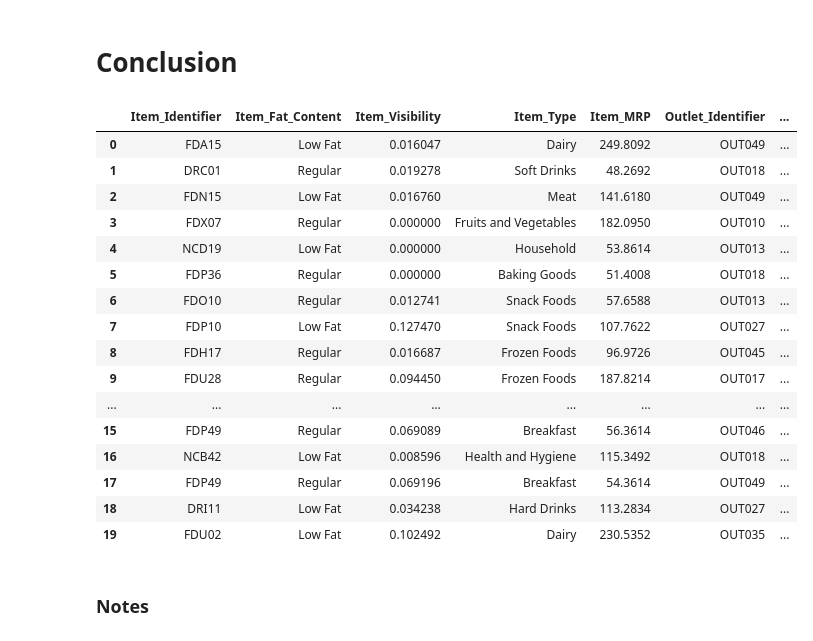
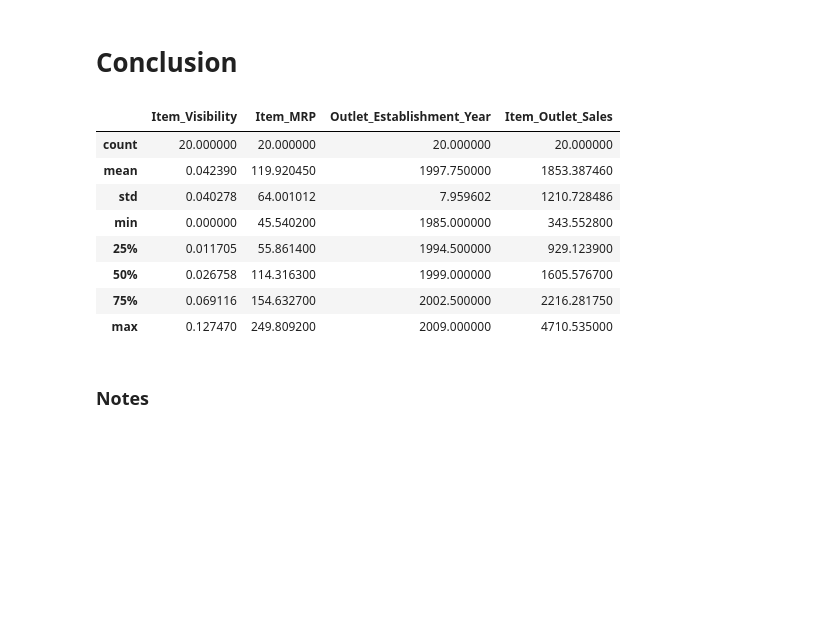
Before and after one commit to jeangarcia77/sales-predictions, a Jupyter notebook: Food_Sales_Predictions.ipynb, the cells around one changed output. Cells and saved outputs as stored; diff of their text form; code cells hidden in the pictures; blank space fills up the shorter version.

```diff
--- a/Food_Sales_Predictions.ipynb
+++ b/Food_Sales_Predictions.ipynb
@@ -131,25 +228,17 @@ df.agg(
 # %% [markdown]
 # **Conclusion**
 # %%
-df.head(20)
+df.head(20).describe()
 # %% [output]
-|  | Item_Identifier | Item_Fat_Content | Item_Visibility | Item_Type | Item_MRP | Outlet_Identifier | ... |
-| 0 | FDA15 | Low Fat | 0.016047 | Dairy | 249.8092 | OUT049 | ... |
-| 1 | DRC01 | Regular | 0.019278 | Soft Drinks | 48.2692 | OUT018 | ... |
-| 2 | FDN15 | Low Fat | 0.016760 | Meat | 141.6180 | OUT049 | ... |
-| 3 | FDX07 | Regular | 0.000000 | Fruits and Vegetables | 182.0950 | OUT010 | ... |
-| 4 | NCD19 | Low Fat | 0.000000 | Household | 53.8614 | OUT013 | ... |
-| 5 | FDP36 | Regular | 0.000000 | Baking Goods | 51.4008 | OUT018 | ... |
-| 6 | FDO10 | Regular | 0.012741 | Snack Foods | 57.6588 | OUT013 | ... |
-| 7 | FDP10 | Low Fat | 0.127470 | Snack Foods | 107.7622 | OUT027 | ... |
-| 8 | FDH17 | Regular | 0.016687 | Frozen Foods | 96.9726 | OUT045 | ... |
-| 9 | FDU28 | Regular | 0.094450 | Frozen Foods | 187.8214 | OUT017 | ... |
-| ... | ... | ... | ... | ... | ... | ... | ... |
-| 15 | FDP49 | Regular | 0.069089 | Breakfast | 56.3614 | OUT046 | ... |
-| 16 | NCB42 | Low Fat | 0.008596 | Health and Hygiene | 115.3492 | OUT018 | ... |
-| 17 | FDP49 | Regular | 0.069196 | Breakfast | 54.3614 | OUT049 | ... |
-| 18 | DRI11 | Low Fat | 0.034238 | Hard Drinks | 113.2834 | OUT027 | ... |
-| 19 | FDU02 | Low Fat | 0.102492 | Dairy | 230.5352 | OUT035 | ... |
+|  | Item_Visibility | Item_MRP | Outlet_Establishment_Year | Item_Outlet_Sales |
+| count | 20.000000 | 20.000000 | 20.000000 | 20.000000 |
+| mean | 0.042390 | 119.920450 | 1997.750000 | 1853.387460 |
+| std | 0.040278 | 64.001012 | 7.959602 | 1210.728486 |
+| min | 0.000000 | 45.540200 | 1985.000000 | 343.552800 |
+| 25% | 0.011705 | 55.861400 | 1994.500000 | 929.123900 |
+| 50% | 0.026758 | 114.316300 | 1999.000000 | 1605.576700 |
+| 75% | 0.069116 | 154.632700 | 2002.500000 | 2216.281750 |
+| max | 0.127470 | 249.809200 | 2009.000000 | 4710.535000 |
 # %% [markdown]
 ### **Notes**
 # %% [markdown]
```
Also changed, not shown: parts of 14 cells of this notebook.
